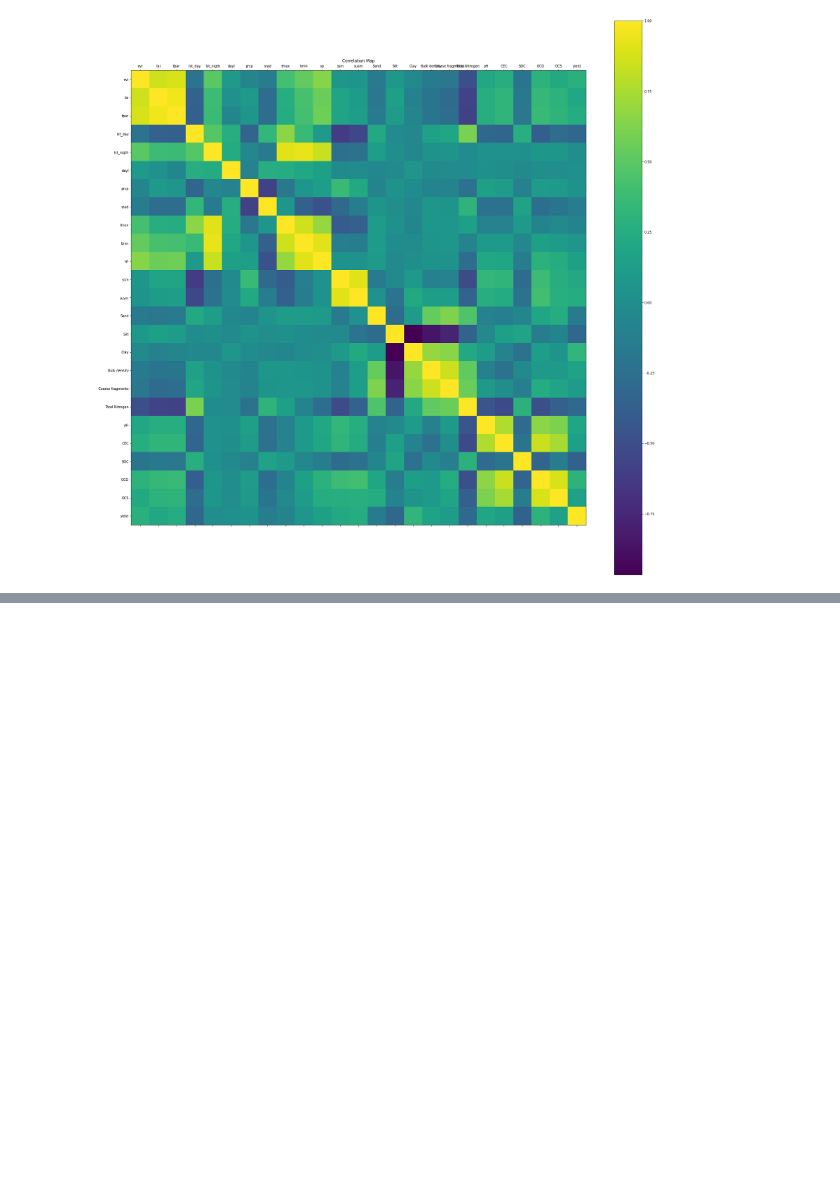
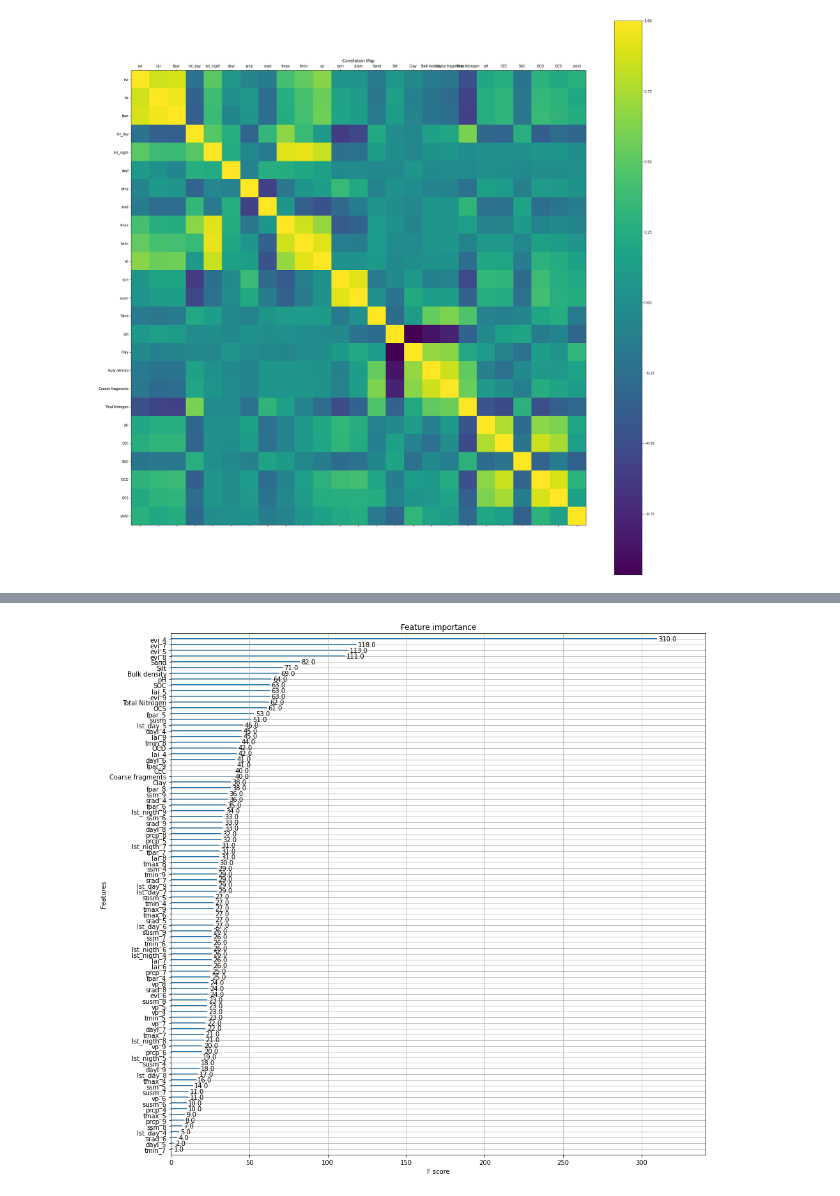
Before and after one commit to abalmumcu/crop-yield-estimation, a Jupyter notebook: feature_importance.ipynb, the cells around one changed output, grey strips where cells are left out. Drawn from its saved outputs; the diff is of its cells as text; code cells hidden in the pictures; blank space fills up the shorter version.

```diff
--- a/feature_importance.ipynb
+++ b/feature_importance.ipynb
@@ -45,2 +53,0 @@ full_df
-# %%
-full_df = full_df.reset_index(drop=True)
@@ -100,0 +92,14 @@ full_df
+# %%
+cols = list(full_df.columns)
+dynamic_cols = cols[1:14]
+new_dynamic_cols = [f"{dyn}_{m}" for dyn in dynamic_cols for m in range(4, 10)]
+
+new_df = pd.DataFrame(columns=new_dynamic_cols)
+
+# Veri döngüsü
+for i in range(0, len(full_df), 6):
+    row = full_df.iloc[i:i+6,1:14].values.ravel()
+    new_df = new_df.append(pd.Series(row, index=new_df.columns), ignore_index=True)
+
+for i in range(13,len(cols)):
+    new_df[cols[i]] = full_df[cols[i]]
@@ -104,0 +160,20 @@ plt_corr(full_df.iloc[:, 1:],size=(30,30),save_fig=True, save_path= "results/cor
+# %%
+target = 'yield'
+
+#df_no_data_removed_ = full_df.drop('Date',axis=1)
+
+
+X = new_df.drop(target,axis=1)
+
+y = new_df[target]
+
+#  convert the dataset into an optimized data structure called Dmatrix that XGBoost supports
+data_dmatrix = xgb.DMatrix(data=X,label=y)
+
+
+X_train, X_test, y_train, y_test = train_test_split(X, y, test_size=0.2, random_state=34)
+
+# fit model no training data
+xg_reg = xgb.XGBRegressor(objective ='reg:squarederror')
+xg_reg.fit(X_train,y_train)
+# plot feature importance
@@ -104,0 +192,6 @@ plt_corr(full_df.iloc[:, 1:],size=(30,30),save_fig=True, save_path= "results/cor
+# %%
+xgb.plot_importance(xg_reg)
+plt.rcParams['figure.figsize'] = [15, 15]
+plt.show()
+# %% [output]
+[figure, added]
```
Also changed, not shown: parts of 18 cells of this notebook, 1 other file.
